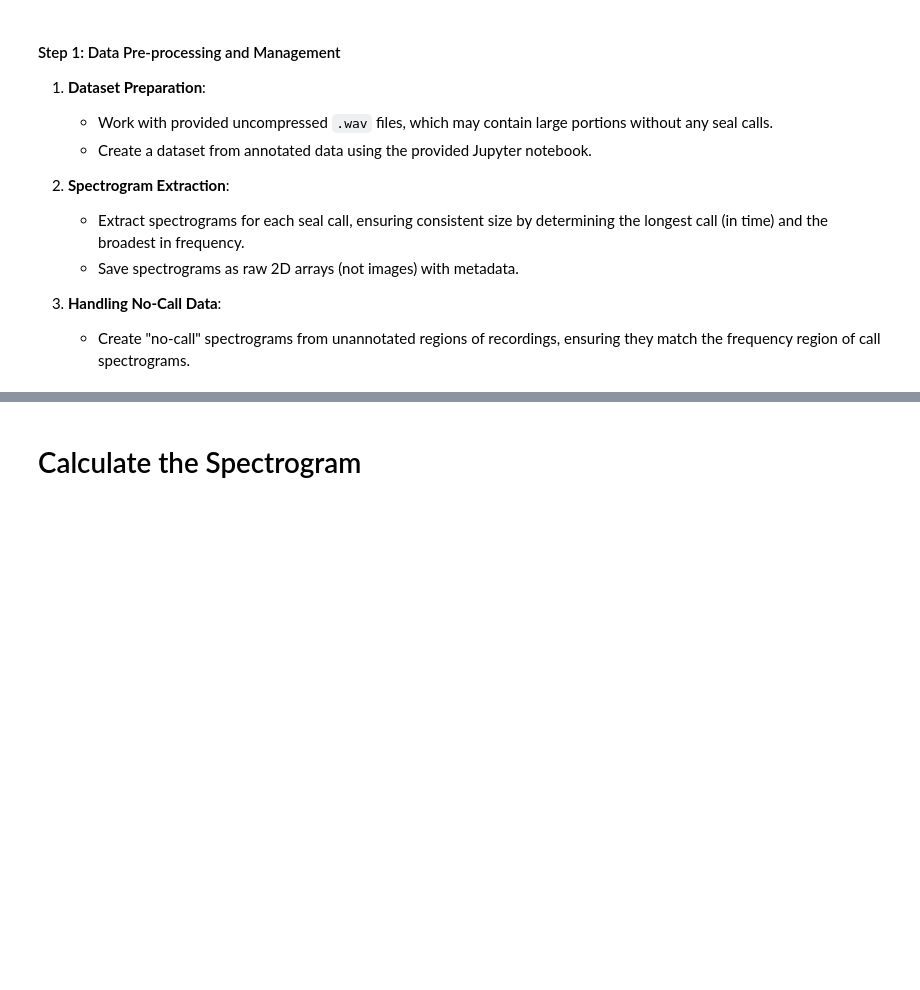
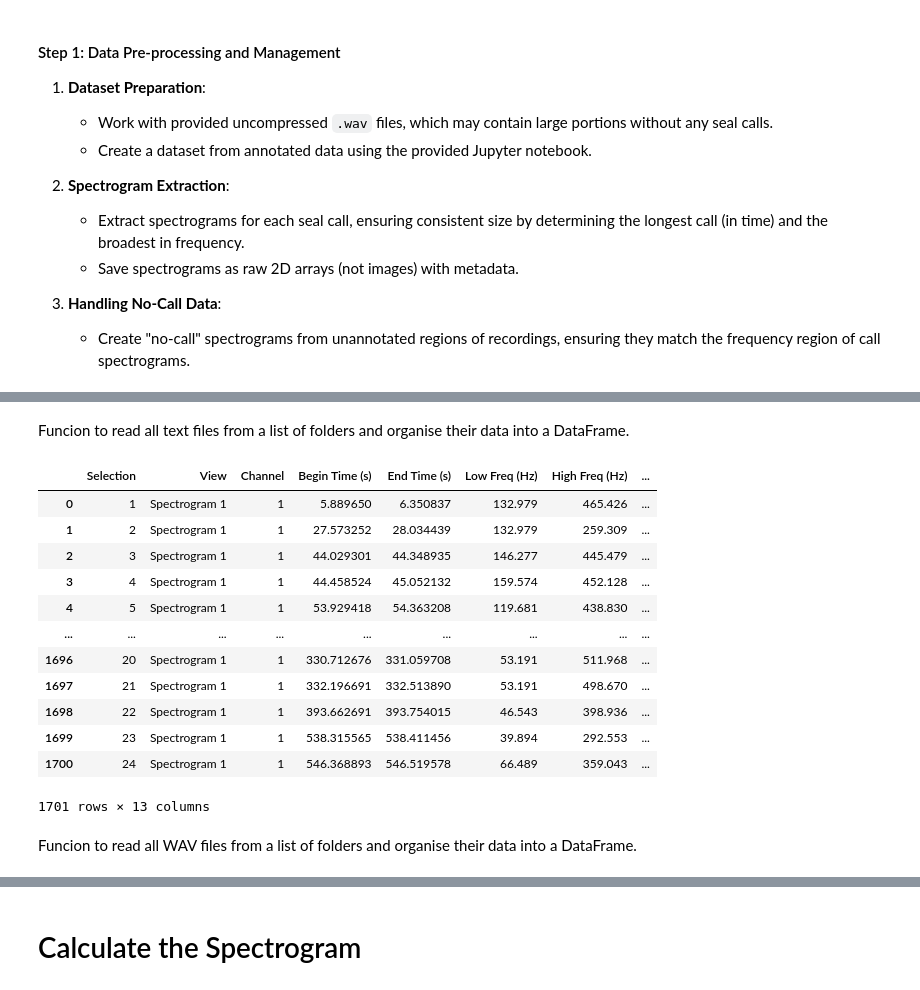
Before and after one commit to damienfarrell/machine-learning, a Jupyter notebook: project_2/data_pre-processing.ipynb, the cells around one changed output, grey strips where cells are left out. Cells and saved outputs as stored; diff of their text form; code cells hidden in the pictures; blank space fills up the shorter version.

Commit message:
Made functions to read in the data from folders

```diff
--- a/project_2/data_pre-processing.ipynb
+++ b/project_2/data_pre-processing.ipynb
@@ -66,0 +40,56 @@ print(df.head())
+# %%
+folders = ['Guttural rupe', 'Moan', 'Rupes A and B']
+# %% [markdown]
+Funcion to read all text files from a list of folders and organise their data into a DataFrame.
+# %%
+def read_text_files(folders: list) -> pd.DataFrame:
+    data = []
+
+    # Iterate through all folders
+    for folder in folders:
+        # Ensure the folder exists
+        if not os.path.isdir(folder):
+            print(f"Warning: {folder} is not a valid directory.")
+            continue
+
+        # Iterate through all files in the folder
+        for filename in os.listdir(folder):
+            if filename.endswith('.txt'):
+                # Construct the file path
+                file_path = os.path.join(folder, filename)
+                try:
+                    # Read the text file
+                    df = pd.read_csv(file_path, sep='\t')
+
+                    # Add metadata columns for file and folder names
+                    df['file_name'] = os.path.splitext(filename)[0].replace('.Table.1.selections', '')
+                    df['folder_name'] = os.path.basename(folder)
+
+                    # Append to the data list
+                    data.append(df)
+                except Exception as e:
+                    print(f"Error reading {file_path}: {e}")
+
+    # Combine all data into a single DataFrame
+    combined_df = pd.concat(data, ignore_index=True) if data else pd.DataFrame()
+    return combined_df
+# %%
+df1 = read_text_files(folders)
+# %%
+df1
+# %% [output]
+|  | Selection | View | Channel | Begin Time (s) | End Time (s) | Low Freq (Hz) | High Freq (Hz) | ... |
+| 0 | 1 | Spectrogram 1 | 1 | 5.889650 | 6.350837 | 132.979 | 465.426 | ... |
+| 1 | 2 | Spectrogram 1 | 1 | 27.573252 | 28.034439 | 132.979 | 259.309 | ... |
+| 2 | 3 | Spectrogram 1 | 1 | 44.029301 | 44.348935 | 146.277 | 445.479 | ... |
+| 3 | 4 | Spectrogram 1 | 1 | 44.458524 | 45.052132 | 159.574 | 452.128 | ... |
+| 4 | 5 | Spectrogram 1 | 1 | 53.929418 | 54.363208 | 119.681 | 438.830 | ... |
+| ... | ... | ... | ... | ... | ... | ... | ... | ... |
+| 1696 | 20 | Spectrogram 1 | 1 | 330.712676 | 331.059708 | 53.191 | 511.968 | ... |
+| 1697 | 21 | Spectrogram 1 | 1 | 332.196691 | 332.513890 | 53.191 | 498.670 | ... |
+| 1698 | 22 | Spectrogram 1 | 1 | 393.662691 | 393.754015 | 46.543 | 398.936 | ... |
+| 1699 | 23 | Spectrogram 1 | 1 | 538.315565 | 538.411456 | 39.894 | 292.553 | ... |
+| 1700 | 24 | Spectrogram 1 | 1 | 546.368893 | 546.519578 | 66.489 | 359.043 | ... |
+1701 rows × 13 columns
+# %% [markdown]
+Funcion to read all WAV files from a list of folders and organise their data into a DataFrame.
```
Also changed, not shown: parts of 17 cells of this notebook.
